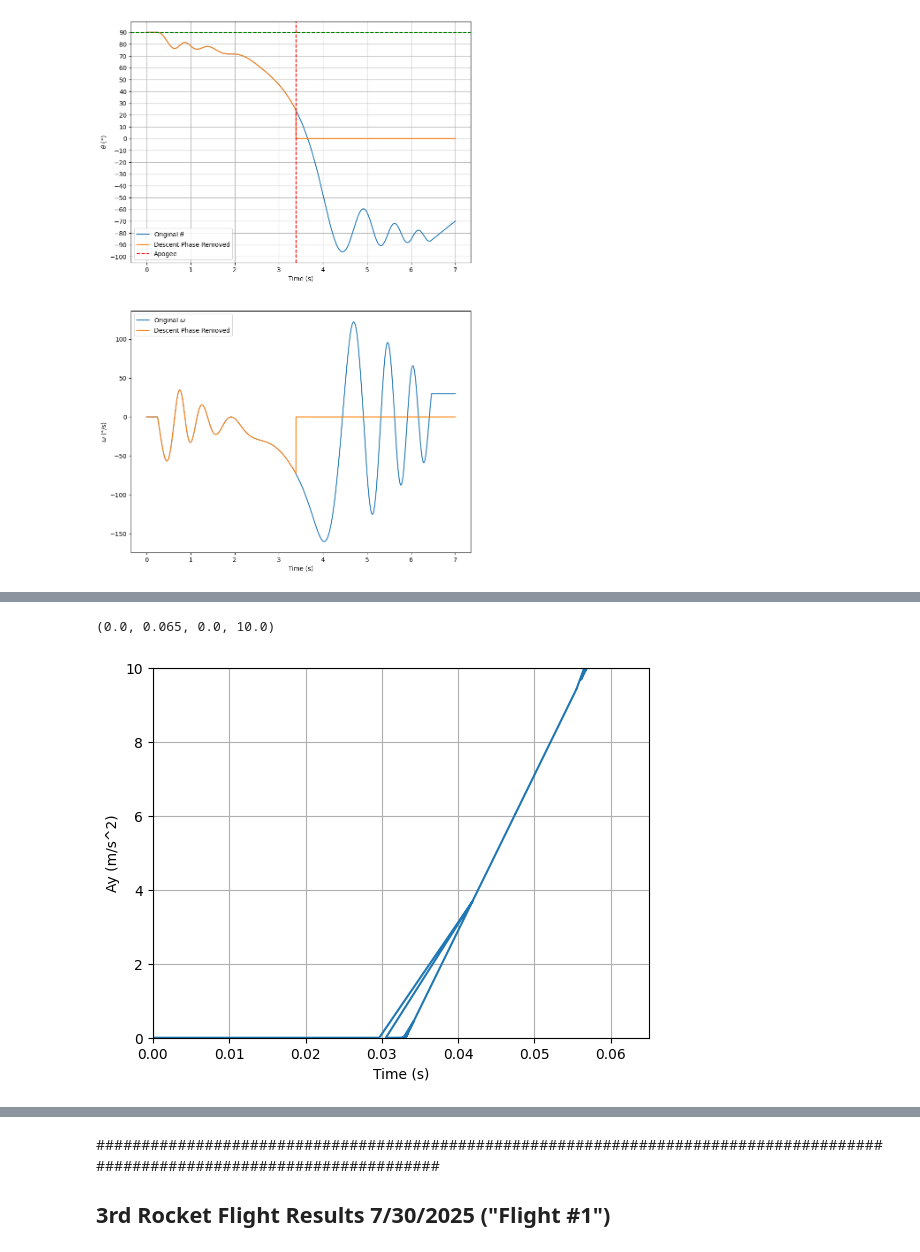
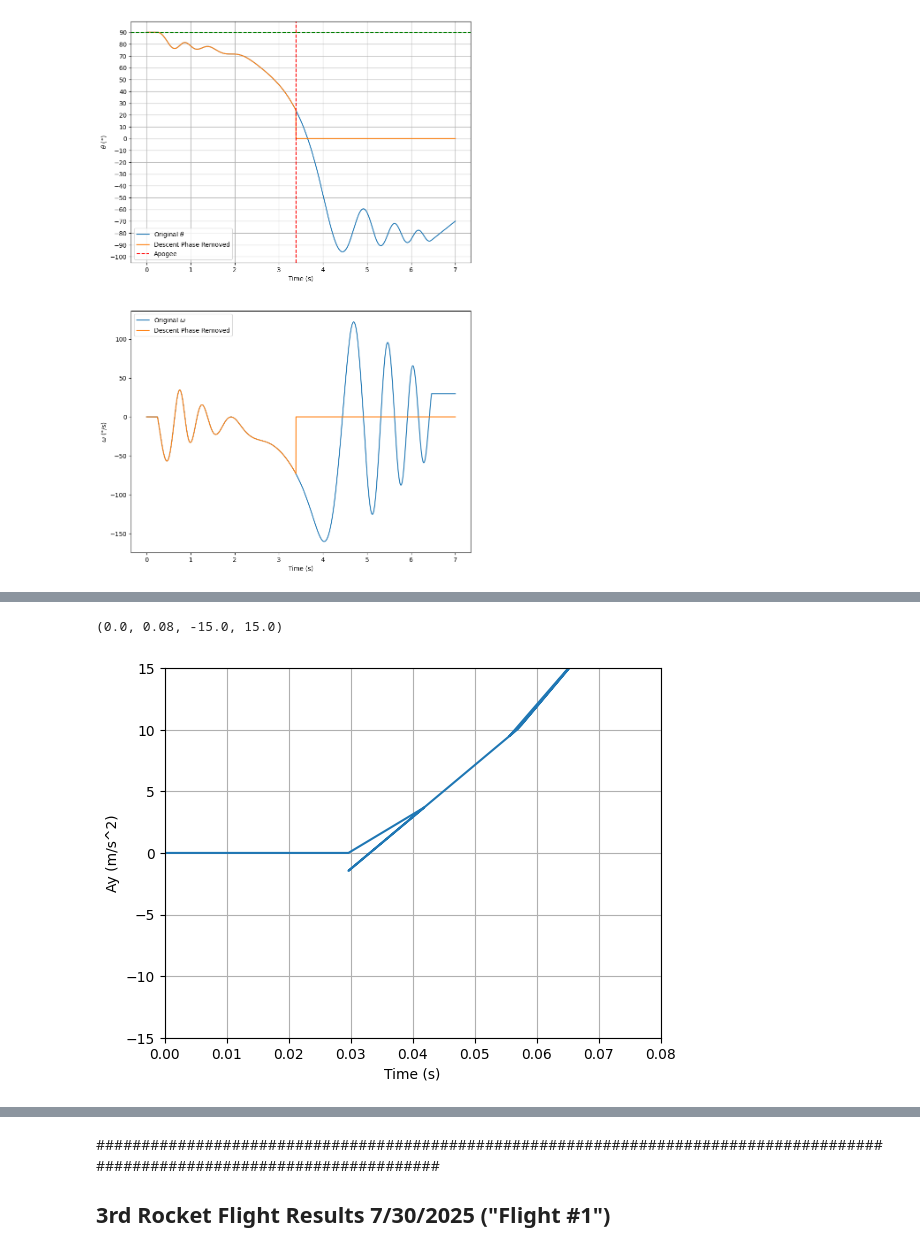
Before and after one commit to BamtolYy/rocket, a Jupyter notebook: simulation/2DRocketSimDraft.ipynb, the cells around one changed output, grey strips where cells are left out. Cells and saved outputs as stored; diff of their text form; code cells hidden in the pictures.

```diff
--- a/simulation/2DRocketSimDraft.ipynb
+++ b/simulation/2DRocketSimDraft.ipynb
@@ -553,13 +560,13 @@ plt.plot(tRecord,mRecord)
 # %%
 plt.plot(tRecord, accely)
 plt.grid()
 plt.ylabel('Ay (m/s^2)')
 plt.xlabel('Time (s)')
-plt.axis([0,0.065,0,10])
+plt.axis([0,0.08,-15,15])
 # plt.yticks(np.arange(-20,100,10))
 # %% [output]
-(0.0, 0.065, 0.0, 10.0)
+(0.0, 0.08, -15.0, 15.0)
-[figure, old version]
+[figure, new version]
 # %%
 # ## Check Thrust
 # check =[]
```
Also changed, not shown: parts of 10 cells of this notebook, 1 other file.
